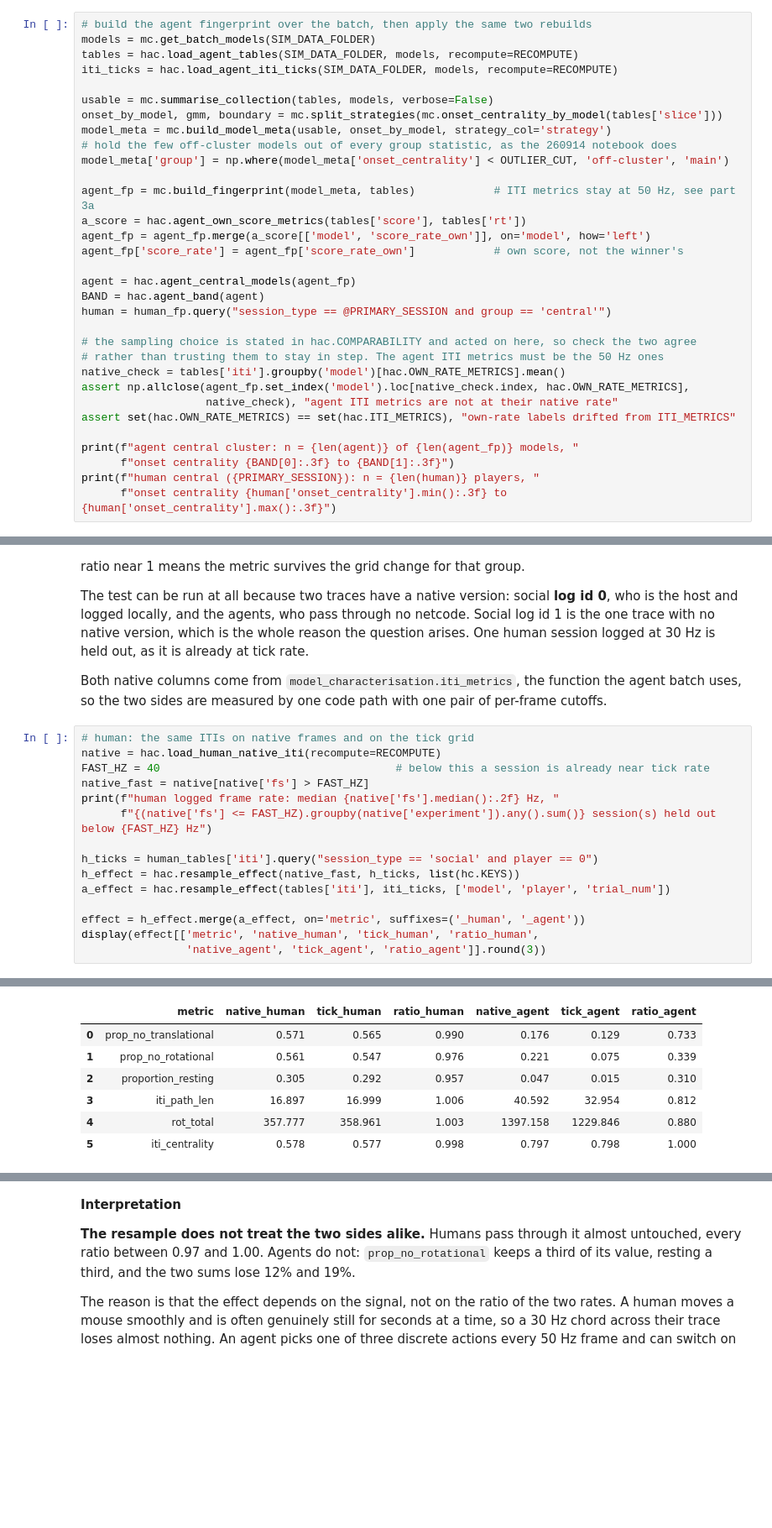
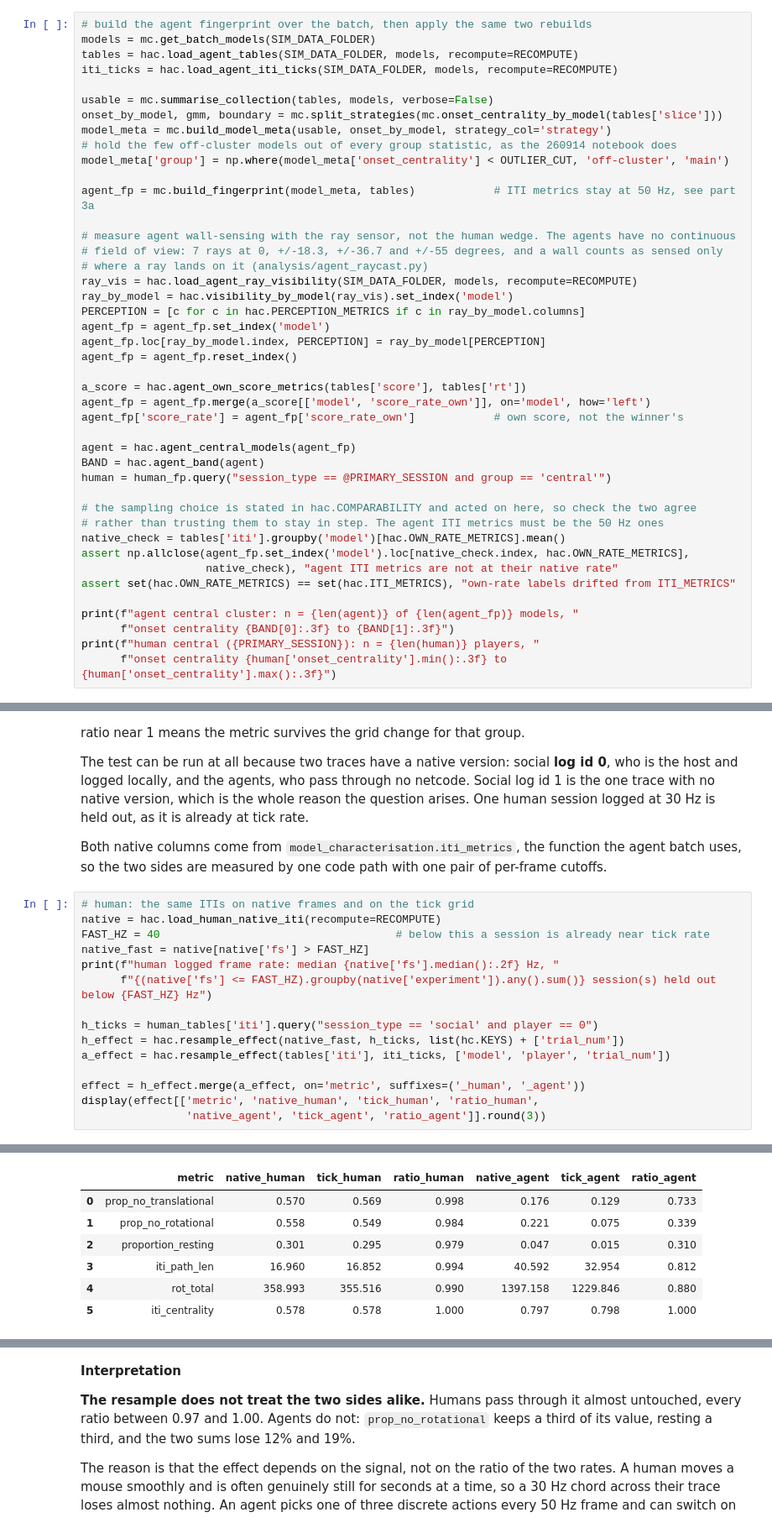
Before and after one commit to tomhagley6/octagon_analysis, a Jupyter notebook: demos/strategy_characterisation/comparison/human_vs_agent_central.ipynb, the cells around one changed output, grey strips where cells are left out. Shown at 84% size. Cells and saved outputs as stored; diff of their text form; blank space fills up the shorter version.

```diff
--- a/demos/strategy_characterisation/comparison/human_vs_agent_central.ipynb
+++ b/demos/strategy_characterisation/comparison/human_vs_agent_central.ipynb
@@ -96,6 +103,17 @@ model_meta = mc.build_model_meta(usable, onset_by_model, strategy_col='strategy'
 model_meta['group'] = np.where(model_meta['onset_centrality'] < OUTLIER_CUT, 'off-cluster', 'main')
 
 agent_fp = mc.build_fingerprint(model_meta, tables)            # ITI metrics stay at 50 Hz, see part 3a
+
+# measure agent wall-sensing with the ray sensor, not the human wedge. The agents have no continuous
+# field of view: 7 rays at 0, +/-18.3, +/-36.7 and +/-55 degrees, and a wall counts as sensed only
+# where a ray lands on it (analysis/agent_raycast.py)
+ray_vis = hac.load_agent_ray_visibility(SIM_DATA_FOLDER, models, recompute=RECOMPUTE)
+ray_by_model = hac.visibility_by_model(ray_vis).set_index('model')
+PERCEPTION = [c for c in hac.PERCEPTION_METRICS if c in ray_by_model.columns]
+agent_fp = agent_fp.set_index('model')
+agent_fp.loc[ray_by_model.index, PERCEPTION] = ray_by_model[PERCEPTION]
+agent_fp = agent_fp.reset_index()
+
 a_score = hac.agent_own_score_metrics(tables['score'], tables['rt'])
 agent_fp = agent_fp.merge(a_score[['model', 'score_rate_own']], on='model', how='left')
 agent_fp['score_rate'] = agent_fp['score_rate_own']            # own score, not the winner's
@@ -258,28 +302,28 @@ uses, so the two sides are measured by one code path with one pair of per-frame
 # %%
 # human: the same ITIs on native frames and on the tick grid
 native = hac.load_human_native_iti(recompute=RECOMPUTE)
 FAST_HZ = 40                                    # below this a session is already near tick rate
 native_fast = native[native['fs'] > FAST_HZ]
 print(f"human logged frame rate: median {native['fs'].median():.2f} Hz, "
       f"{(native['fs'] <= FAST_HZ).groupby(native['experiment']).any().sum()} session(s) held out below {FAST_HZ} Hz")
 
 h_ticks = human_tables['iti'].query("session_type == 'social' and player == 0")
-h_effect = hac.resample_effect(native_fast, h_ticks, list(hc.KEYS))
+h_effect = hac.resample_effect(native_fast, h_ticks, list(hc.KEYS) + ['trial_num'])
 a_effect = hac.resample_effect(tables['iti'], iti_ticks, ['model', 'player', 'trial_num'])
 
 effect = h_effect.merge(a_effect, on='metric', suffixes=('_human', '_agent'))
 display(effect[['metric', 'native_human', 'tick_human', 'ratio_human',
                 'native_agent', 'tick_agent', 'ratio_agent']].round(3))
 # %% [output]
 human_iti_native: loaded from cache
 human logged frame rate: median 48.42 Hz, 1 session(s) held out below 40 Hz
 |  | metric | native_human | tick_human | ratio_human | native_agent | tick_agent | ratio_agent |
-| 0 | prop_no_translational | 0.571 | 0.565 | 0.990 | 0.176 | 0.129 | 0.733 |
-| 1 | prop_no_rotational | 0.561 | 0.547 | 0.976 | 0.221 | 0.075 | 0.339 |
-| 2 | proportion_resting | 0.305 | 0.292 | 0.957 | 0.047 | 0.015 | 0.310 |
-| 3 | iti_path_len | 16.897 | 16.999 | 1.006 | 40.592 | 32.954 | 0.812 |
-| 4 | rot_total | 357.777 | 358.961 | 1.003 | 1397.158 | 1229.846 | 0.880 |
-| 5 | iti_centrality | 0.578 | 0.577 | 0.998 | 0.797 | 0.798 | 1.000 |
+| 0 | prop_no_translational | 0.570 | 0.569 | 0.998 | 0.176 | 0.129 | 0.733 |
+| 1 | prop_no_rotational | 0.558 | 0.549 | 0.984 | 0.221 | 0.075 | 0.339 |
+| 2 | proportion_resting | 0.301 | 0.295 | 0.979 | 0.047 | 0.015 | 0.310 |
+| 3 | iti_path_len | 16.960 | 16.852 | 0.994 | 40.592 | 32.954 | 0.812 |
+| 4 | rot_total | 358.993 | 355.516 | 0.990 | 1397.158 | 1229.846 | 0.880 |
+| 5 | iti_centrality | 0.578 | 0.578 | 1.000 | 0.797 | 0.798 | 1.000 |
 # %%
 fig, ax = plt.subplots(figsize=(8.5, 3.4))
 sub = effect[effect['metric'] != 'iti_centrality']
```
Also changed, not shown: parts of 11 cells of this notebook, 17 other files.
